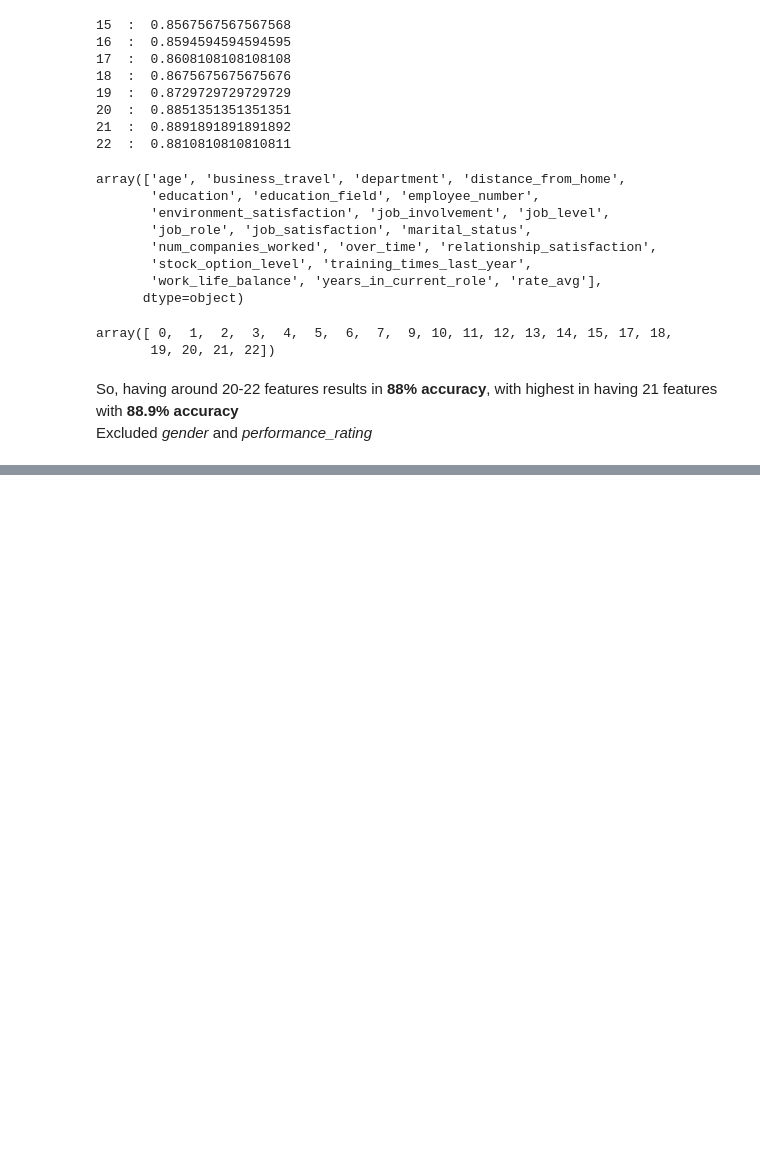
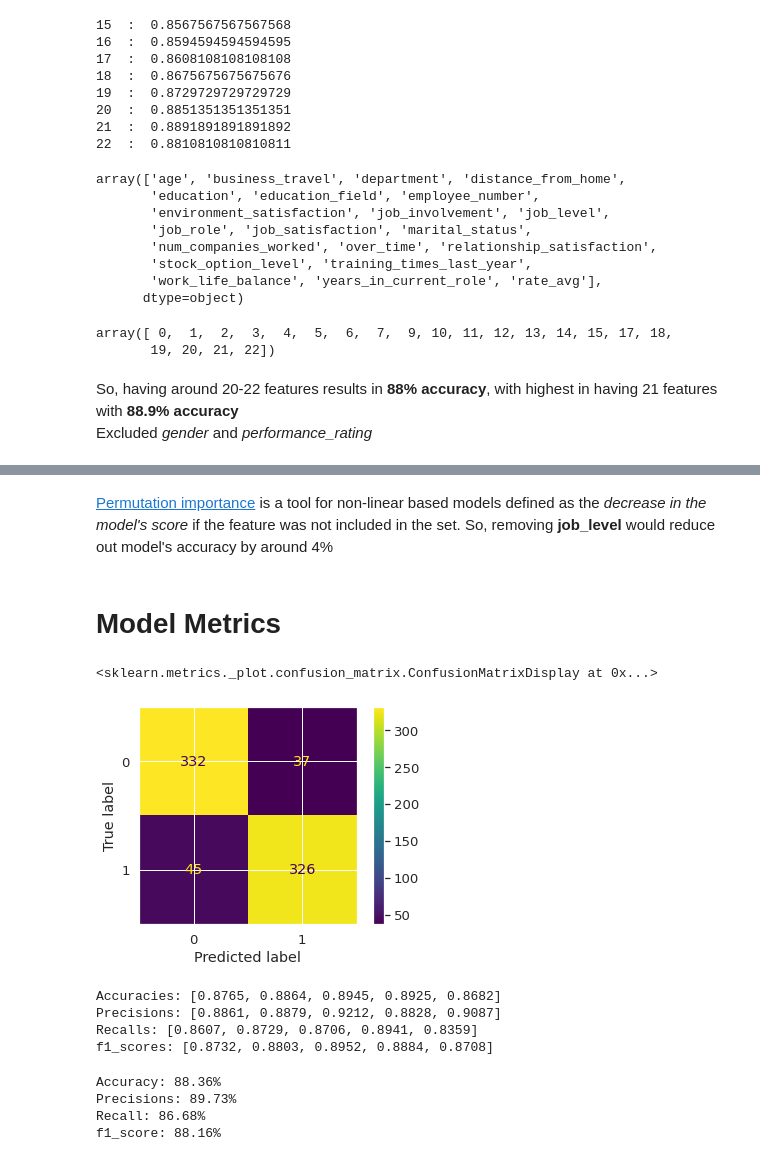
Before and after one commit to afnanrahman/EAFP, a Jupyter notebook: SVM_feature_selection_Wrapper.ipynb, the cells around one changed output, grey strips where cells are left out. Drawn from its saved outputs; the diff is of its cells as text; code cells hidden in the pictures; blank space fills up the shorter version.

```diff
--- a/SVM_feature_selection_Wrapper.ipynb
+++ b/SVM_feature_selection_Wrapper.ipynb
@@ -244,0 +297,13 @@ ValueError: ignored
+# %% [markdown]
+[Permutation importance](https://scikit-learn.org/stable/modules/permutation_importance.html) is a tool for non-linear based models defined as the *decrease in the model's score* if the feature was not included in the set. So, removing **job_level** would reduce out model's accuracy by around 4%
+# %% [markdown]
+# Model Metrics
+# %%
+from sklearn.metrics import confusion_matrix, ConfusionMatrixDisplay
+predictions = clf.predict(X_test)
+cm = confusion_matrix(Y_test, predictions, labels=clf.classes_)
+disp = ConfusionMatrixDisplay(confusion_matrix=cm, display_labels=clf.classes_)
+disp.plot()
+# %% [output]
+<sklearn.metrics._plot.confusion_matrix.ConfusionMatrixDisplay at 0x...>
+[figure, added]
@@ -244,0 +320,48 @@ ValueError: ignored
+# %%
+from sklearn.metrics import precision_recall_fscore_support as score, precision_score, recall_score, f1_score
+
+clf_accuracies = []
+clf_precisions = []
+clf_recall = []
+clf_f1_score = []
+
+
+for train_index, test_index in kfold.split(X):
+      X_train, X_test = X.iloc[train_index], X.iloc[test_index]
+      y_train, y_test = Y[train_index], Y[test_index]
+      clf.fit(X_train, y_train)
+      y_pred_clf = clf.predict(X_test)
+
+      # evaluate predictions
+      accuracy_clf = round(accuracy_score(y_test, y_pred_clf), 4)
+      clf_accuracies.append(round(accuracy_clf, 4))
+
+      precision = precision_score(y_test, y_pred_clf)
+      clf_precisions.append(round(precision,4))
+
+      recall = recall_score(y_test, y_pred_clf)
+      clf_recall.append(round(recall,4))
+
+      f1 = f1_score(y_test, y_pred_clf)
+      clf_f1_score.append(round(f1,4))
+
+
+print("Accuracies:" , clf_accuracies )
+print("Precisions:" , clf_precisions)
+print("Recalls:", clf_recall)
+print("f1_scores:" , clf_f1_score)
+# %% [output]
+Accuracies: [0.8765, 0.8864, 0.8945, 0.8925, 0.8682]
+Precisions: [0.8861, 0.8879, 0.9212, 0.8828, 0.9087]
+Recalls: [0.8607, 0.8729, 0.8706, 0.8941, 0.8359]
+f1_scores: [0.8732, 0.8803, 0.8952, 0.8884, 0.8708]
+# %%
+print("Accuracy: %.2f%%" % (np.mean(clf_accuracies)*100))
+print("Precisions: %.2f%%" % (np.mean(clf_precisions)*100))
+print("Recall: %.2f%%" % (np.mean(clf_recall)*100))
+print("f1_score: %.2f%%" % (np.mean(clf_f1_score)*100))
+# %% [output]
+Accuracy: 88.36%
+Precisions: 89.73%
+Recall: 86.68%
+f1_score: 88.16%
```
Also changed, not shown: parts of 10 cells of this notebook.
